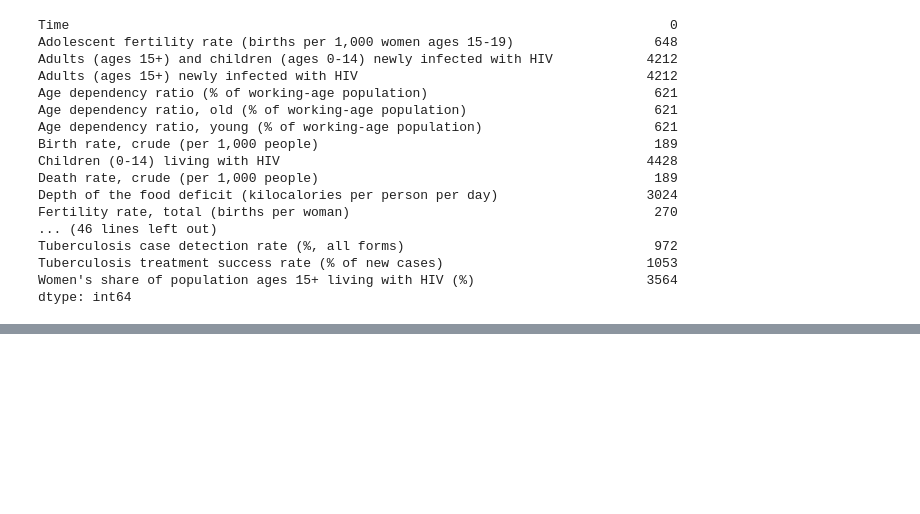
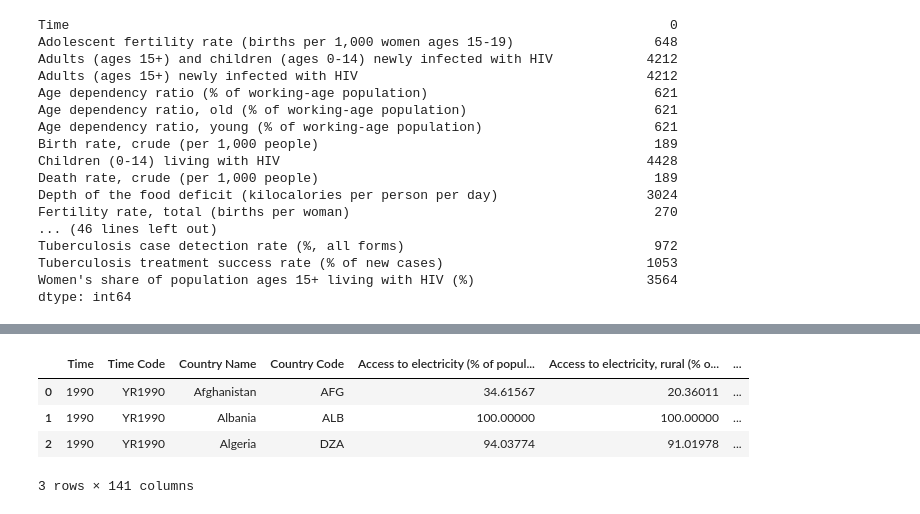
Before and after one commit to jokicboris90/ECON628-01-jokicboris90, a Jupyter notebook: Project2.ipynb, the cells around one changed output, grey strips where cells are left out. Saved outputs shown, nothing was run; the diff lists cells and outputs as text; code cells hidden in the pictures; blank space fills up the shorter version.

```diff
--- a/Project2.ipynb
+++ b/Project2.ipynb
@@ -161,0 +274,14 @@ Here I just showed the procedure of how to replace missing values with mean with
+# %%
+# Uploading the dataset with environmental indicators
+
+env_path = 'C:/Users/Boris/Desktop/Project2/World_Bank/WDI_cleaner/WDI_environment.csv'
+
+env = pd.read_csv(env_path)
+
+env.head(3)
+# %% [output]
+|  | Time | Time Code | Country Name | Country Code | Access to electricity (% of popul... | Access to electricity, rural (% o... | ... |
+| 0 | 1990 | YR1990 | Afghanistan | AFG | 34.61567 | 20.36011 | ... |
+| 1 | 1990 | YR1990 | Albania | ALB | 100.00000 | 100.00000 | ... |
+| 2 | 1990 | YR1990 | Algeria | DZA | 94.03774 | 91.01978 | ... |
+3 rows × 141 columns
```
Also changed, not shown: parts of 23 cells of this notebook.
